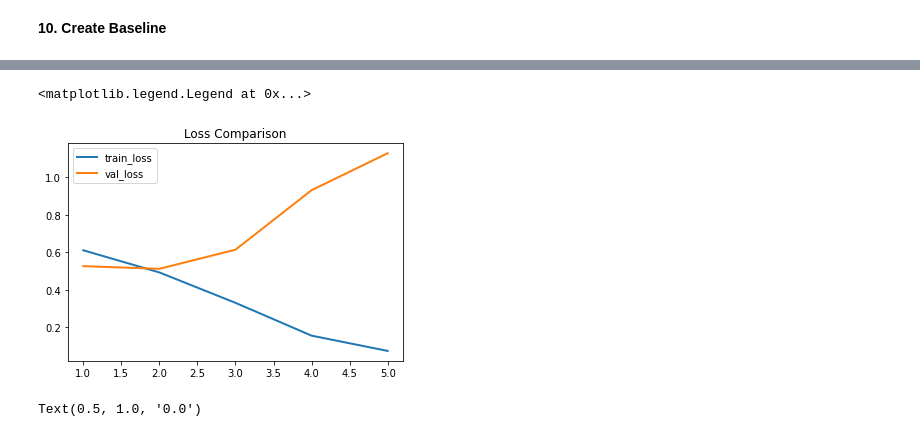
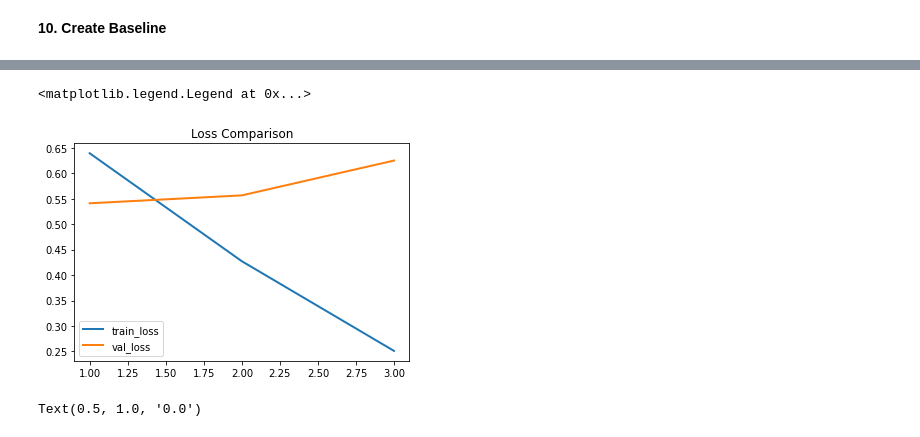
Before and after one commit to aryamansriram/Hateful_Memes, a Jupyter notebook: Hateful_Memes.ipynb, the cells around one changed output, grey strips where cells are left out. Cells and saved outputs as stored; diff of their text form; code cells hidden in the pictures.

Commit message:
Added attn mask and batch_norm

```diff
--- a/Hateful_Memes.ipynb
+++ b/Hateful_Memes.ipynb
@@ -304,16 +320,19 @@ class MemeNet(nn.Module):
     self.vgg_part = VGG_Part()
     self.conv_part = Convpart()
     self.bert_part = BERTpart()
+    self.batch_norm = nn.BatchNorm1d(6000)
     self.fc1 = nn.Linear(25856,6000)
     self.fc2 = nn.Linear(6000,3000)
     self.fc3 = nn.Linear(3000,1)
 
-  def forward(self,image,text):
+  def forward(self,image,text,attn):
     #x1 = self.conv_part(image)
     x1 = self.vgg_part(image)
-    x2 = self.bert_part(text)
+    x2 = self.bert_part(text,attn)
     #print(torch.cat((x1,x2),dim=1).size())
+
     x3 = self.fc1(torch.cat((x1,x2),dim=1))
+    x3 = self.batch_norm(x3)
     x4 = F.relu(self.fc2(x3),inplace=False)
     out_1 = self.fc3(x4)
     out = torch.sigmoid(out_1)
@@ -322,14 +341,14 @@ class MemeNet(nn.Module):
 ### freezing bert ####
 torch.manual_seed(42)
 model = MemeNet()
-model.bert_part.model.requires_grad_ = False
+#model.bert_part.model.requires_grad_ = True
 # %%
 device = torch.device('cuda' if torch.cuda.is_available() else 'cpu')
 model.to(device)
 
 from torch.optim import Adam
 #from torch.nn.losses import BCELoss
-optim = Adam(model.parameters(),lr=1e-5,weight_decay=1e-5)
+optim = Adam(model.parameters(),lr=1e-5,weight_decay=0.001)
 criterion = nn.BCELoss()
 # %%
 from sklearn.metrics import accuracy_score, precision_score,recall_score
@@ -355,7 +374,7 @@ def metrics(out,label,accuracy=True,precision=False,recall=False):
     ret.append(recall)
   return ret
 # %%
-epochs = 5
+epochs = 3
 losses = []
 losses_val=[]
 for epoch in range(epochs):
@@ -368,7 +387,8 @@ for epoch in range(epochs):
   train_rec= 0.0
   for num,batch in enumerate(train_dataloader):
     img,embeddings,label = batch["image"].to(device),batch["embeddings"].to(device),batch["label"].to(device)
-    out = model.forward(img,embeddings)
+    mask = batch["attn"].to(device)
+    out = model.forward(img,embeddings,mask)
 
     loss = criterion(out,label)
 
@@ -409,7 +429,7 @@ for epoch in range(epochs):
   eval_rec = 0.0
   for num,batch in enumerate(val_dataloader):
     img,embeddings,label = batch["image"].to(device),batch["embeddings"].to(device),batch["label"].to(device)
-    out = model.forward(img,embeddings)
+    out = model.forward(img,embeddings,mask)
 
     loss = criterion(out,label)
 
@@ -468,13 +488,13 @@ Val_recall after  5  epochs:  0.5604791299235744
 # %%
-epochs = [1,2,3,4,5]
+epochs = [1,2,3]
 import matplotlib.pyplot as plt
 plt.plot(epochs,losses,linewidth=2.0,label="train_loss")
 plt.plot(epochs,losses_val,linewidth=2.0,label="val_loss")
 plt.title("Loss Comparison")
 plt.legend()
 # %% [output]
 <matplotlib.legend.Legend at 0x...>
-[figure, old version]
+[figure, new version]
 # %%
 plt.imshow(np.transpose(img[0].detach().cpu().numpy(),(1,2,0)))
 plt.title(label[0].item())
```
Also changed, not shown: parts of 8 cells of this notebook.
